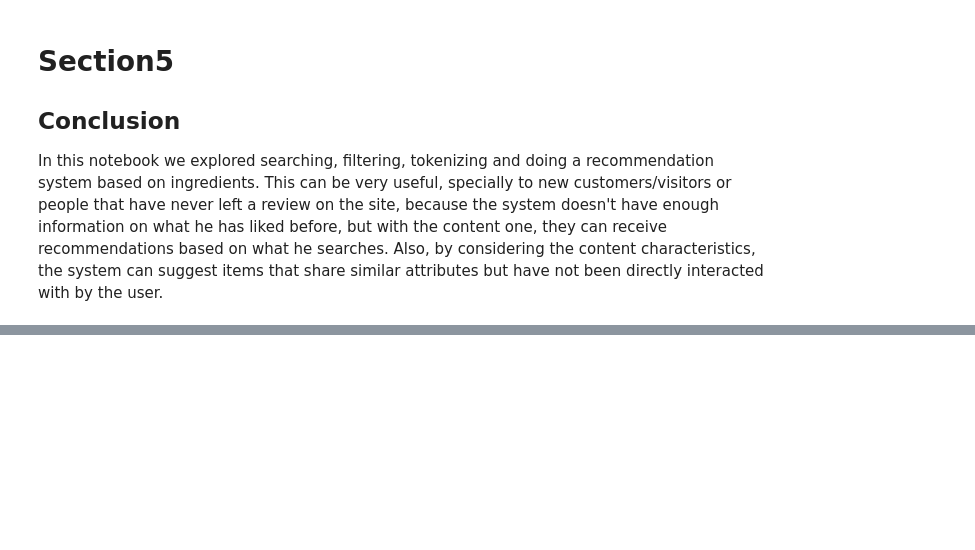
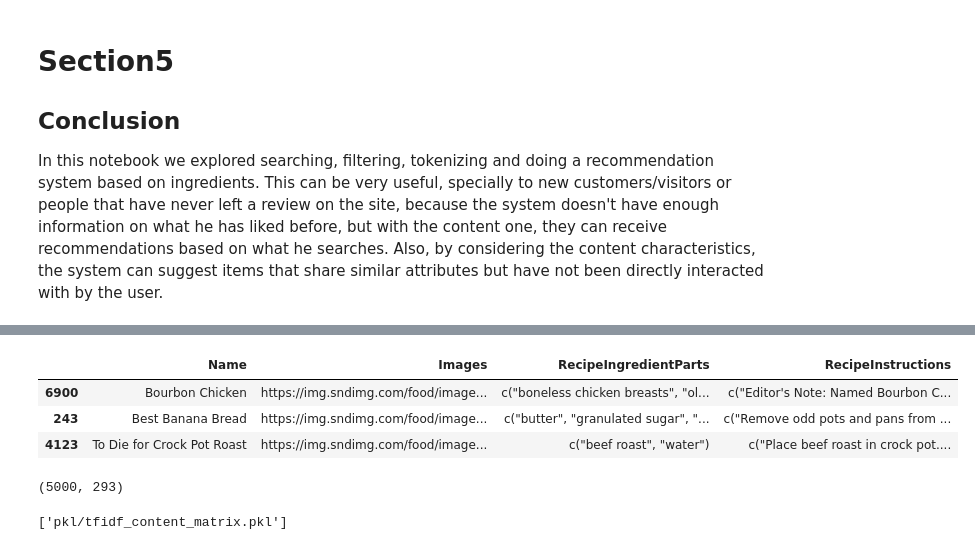
Before and after one commit to AJ-Gagliardo/recipe_recommendation, a Jupyter notebook: Antonio_Gagliardo_Recipe_02_Content_Recommendation_System.ipynb, the cells around one changed output, grey strips where cells are left out. Drawn from its saved outputs; the diff is of its cells as text; code cells hidden in the pictures; blank space fills up the shorter version.

```diff
--- a/Antonio_Gagliardo_Recipe_02_Content_Recommendation_System.ipynb
+++ b/Antonio_Gagliardo_Recipe_02_Content_Recommendation_System.ipynb
@@ -646,0 +681,13 @@ In this notebook we explored searching, filtering, tokenizing and doing a recomm
+# %%
+import re
+
+# Extract the first image link using regular expressions
+recipes2['Images'] = recipes2['Images'].str.extract(r'(http[s]?://(?:[a-zA-Z]|[0-9]|[$-_@.&+]|[!*\\(\\),]|(?:%[0-9a-fA-F][0-9a-fA-F]))+)')
+
+# Display the modified recipe2 DataFrame
+display(recipes2.head(3))
+# %% [output]
+|  | Name | Images | RecipeIngredientParts | RecipeInstructions |
+| 6900 | Bourbon Chicken | https://img.sndimg.com/food/image... | c("boneless chicken breasts", "ol... | c("Editor's Note: Named Bourbon C... |
+| 243 | Best Banana Bread | https://img.sndimg.com/food/image... | c("butter", "granulated sugar", "... | c("Remove odd pots and pans from ... |
+| 4123 | To Die for Crock Pot Roast | https://img.sndimg.com/food/image... | c("beef roast", "water") | c("Place beef roast in crock pot.... |
@@ -646,0 +699,8 @@ In this notebook we explored searching, filtering, tokenizing and doing a recomm
+# %%
+TFIDF_matrix_5k.shape
+# %% [output]
+(5000, 293)
+# %%
+joblib.dump(TFIDF_matrix_5k, 'pkl/tfidf_content_matrix.pkl')
+# %% [output]
+['pkl/tfidf_content_matrix.pkl']
```
Also changed, not shown: parts of 18 cells of this notebook, 13 other files.
